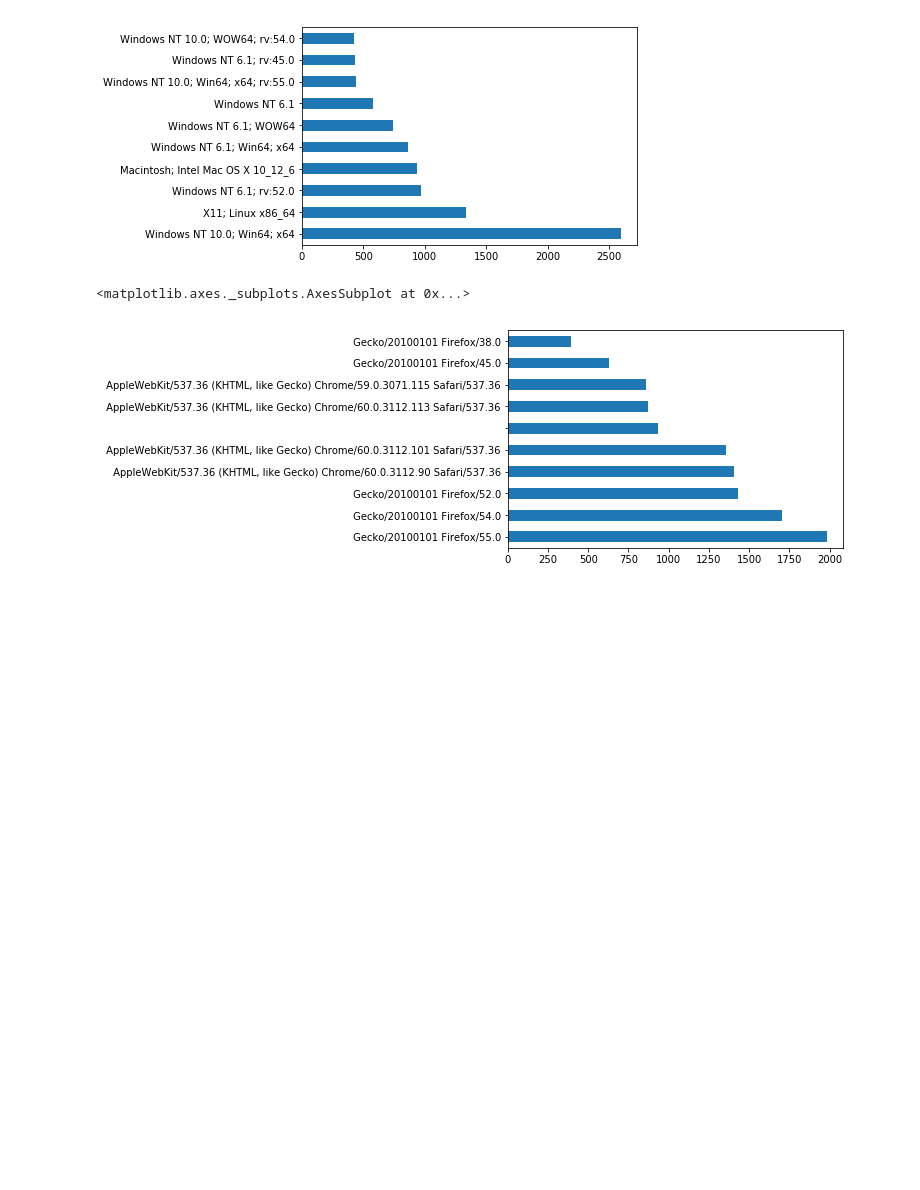
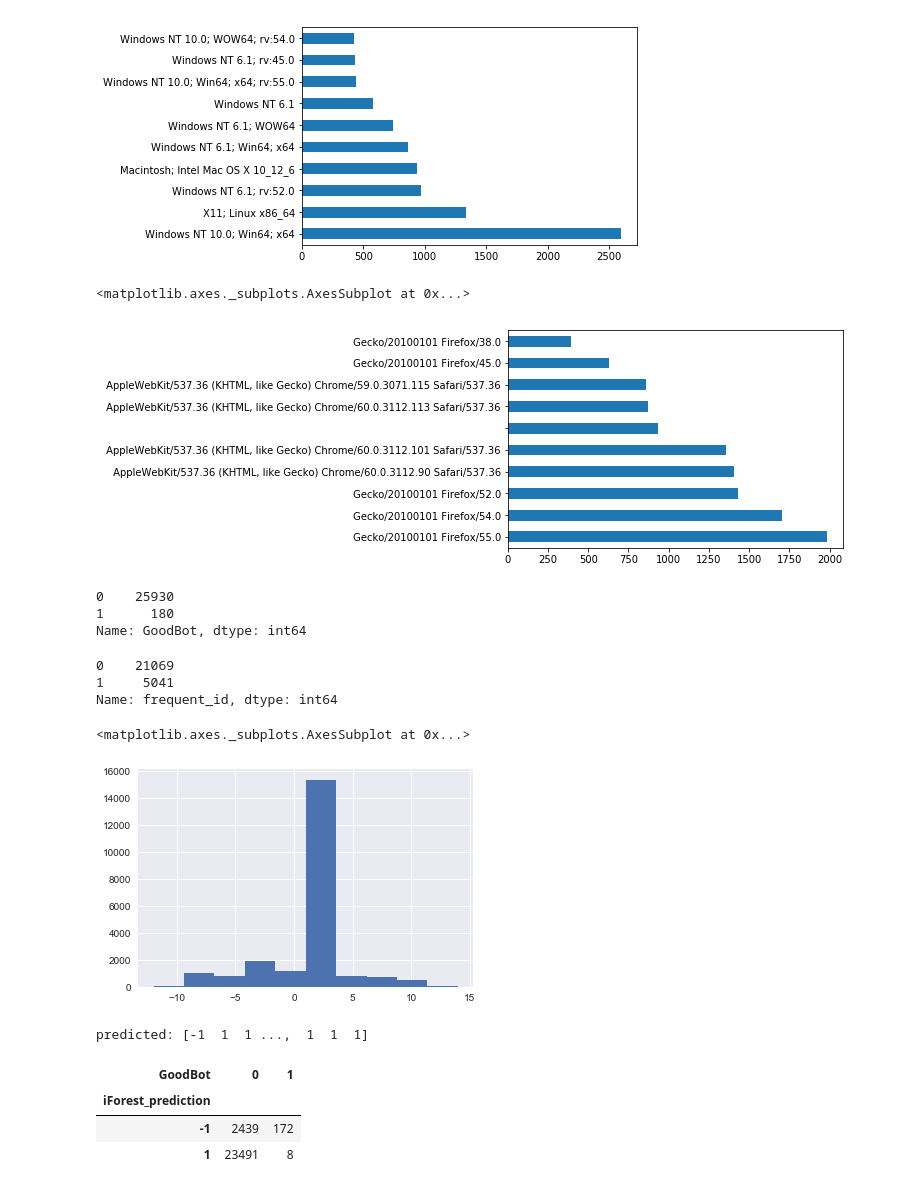
Before and after one commit to astarr8181/fp_bots, a Jupyter notebook: csv_prev.ipynb, the cells around one changed output. Saved outputs shown, nothing was run; the diff lists cells and outputs as text; code cells hidden in the pictures; blank space fills up the shorter version.

Commit message:
Machine learning: Isolation forest.

```diff
--- a/csv_prev.ipynb
+++ b/csv_prev.ipynb
@@ -7,8 +8,9 @@ import re
 
 %matplotlib inline
 # %%
-con = sqlite3.connect('Data/amiunique-1month-aug17.sqlite3')
-
+con = sqlite3.connect('Data\\amiunique-1month-aug17.sqlite3.db')
+cursor = con.cursor()
+cursor.execute('SELECT name FROM sqlite_master WHERE type="table"').fetchall()
 df = pd.read_sql_query('select * from fpData', con)
 #df = pd.read_csv("amiunique-1month-aug17.csv")
 # %%
@@ -213,20 +215,32 @@ df = change_column_order(df, 'addressHttp_freq', 4)
 
 df["GoodBot"] = df['userAgentHttp'].str.contains("bot") # creates a column of Boolean True or False values
 df.GoodBot = df.GoodBot.astype(int) # converts True/False to 1/0
+df["GoodBot"].value_counts()
+# %% [output]
+0    25930
+1      180
+Name: GoodBot, dtype: int64
 # %%
-# create a new colomn for frequent ids if the same user has accessed the site >5 times (mark as 1, otherwise 0)
+# create a new column for frequent ids if the same user has accessed the site >5 times (mark as 1, otherwise 0)
 
 df['frequent_id'] = np.where(df['id_freq']>5, 1, 0)
+df["frequent_id"].value_counts()
+# %% [output]
+0    21069
+1     5041
+Name: frequent_id, dtype: int64
 # %%
 # create a new column for frequent ids who don't explicitly indicate themselves as good bots (mark as 1, otherwise 0)
 
 df['frequent_id_notGoodBot'] = np.where(np.logical_and(df['id_freq']>5, df['GoodBot']==0), 1, 0)
 # %%
-# converting times to friendlier format: time zone's offset from GMT instead of GMT's offset from user's time zone.
-# also, dividing by 60 to show hours istead of minutes
-# crosstabs show the most visitors from GMT+2 where the site is located (France)
+# converting times to a friendlier format: timezone's offset from GMT instead of GMT's offset from user's time zone
+# also, dividing by 60 to show hours instead of minutes
+# histogram shows the most visitors from GMT+2 where the site is located (France)
 
 df['timezoneJS_nr']=pd.to_numeric(df['timezoneJS'], errors='coerce') # to avoid errors for "No JS" cells
 df['timezone_to_GMT'] = df['timezoneJS_nr'].apply(lambda x: x//-60)
-
-pd.crosstab(df.timezone_to_GMT, df.frequent_id_notGoodBot,  margins=True)
+df['timezone_to_GMT'].hist()
+# %% [output]
+<matplotlib.axes._subplots.AxesSubplot at 0x...>
+[figure, added]
@@ -232,0 +278,22 @@ pd.crosstab(df.timezone_to_GMT, df.frequent_id_notGoodBot,  margins=True)
+# %%
+# ISOLATION FOREST, Inliers are labeled 1, outliers are labeled -1.
+# first, we initialize
+IFT = IsolationForest(n_estimators=100, max_samples=10000)
+# train the isolater
+model = IFT.fit(MCLE)
+predicted = IFT.predict(MCLE)
+print('predicted:', IFT.predict(MCLE))
+# add the prediction results back into the dataframe
+df['iForest_prediction'] = IFT.predict(MCLE)
+# %% [output]
+predicted: [-1  1  1 ...,  1  1  1]
+# %%
+table = pd.crosstab(index=df["iForest_prediction"], columns="count")
+table
+vsGoodBots = pd.crosstab(df.iForest_prediction, df.GoodBot)
+vsGoodBots
+# %% [output]
+| GoodBot | 0 | 1 |
+| iForest_prediction |  |  |
+| -1 | 2439 | 172 |
+| 1 | 23491 | 8 |
```
Also changed, not shown: parts of 6 cells of this notebook.
